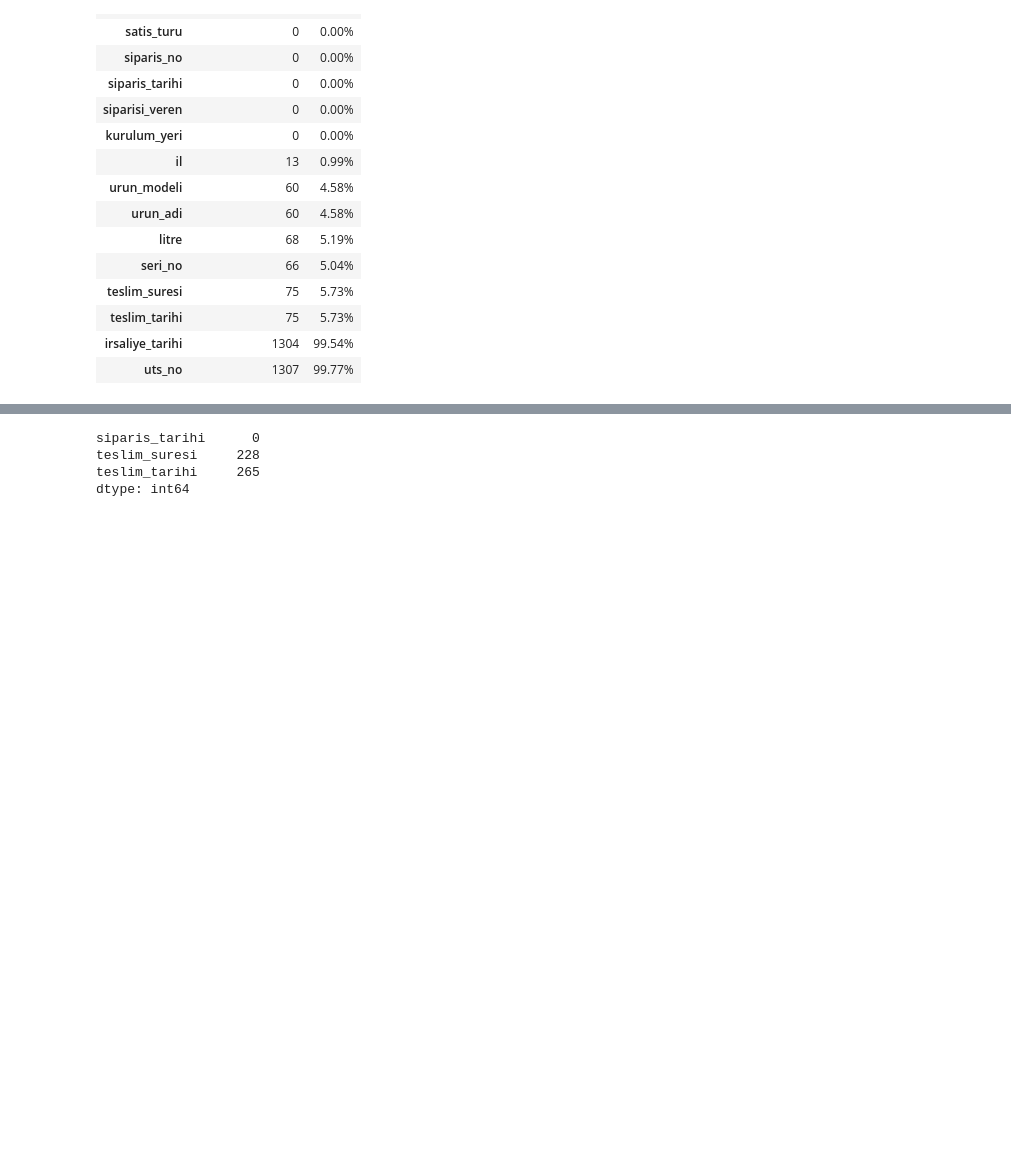
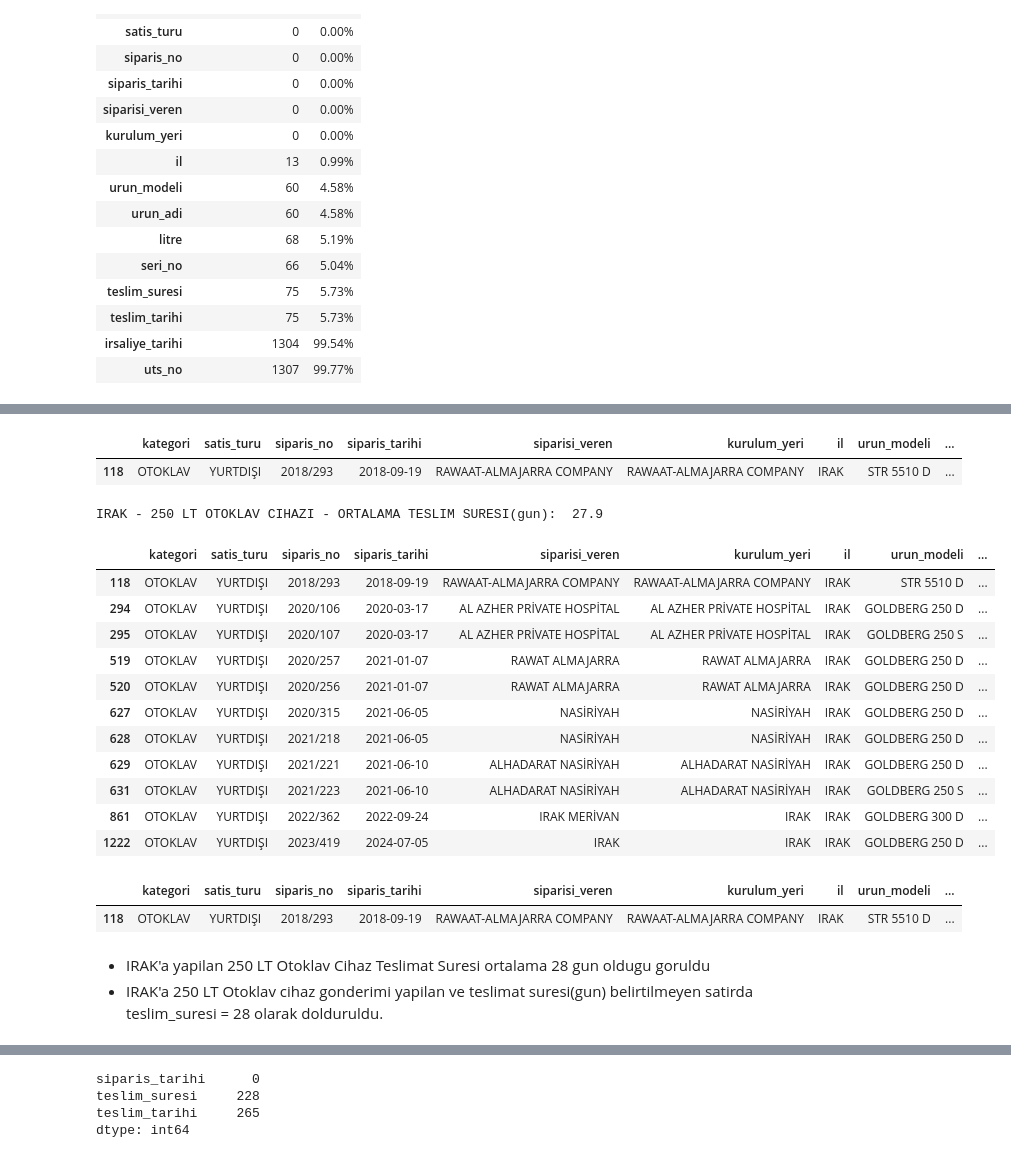
Before and after one commit to Duygu-Jones/LLM_Playground, a Jupyter notebook: 01_EDA/KATEGORILER/01_Otoklav_Oksijen/Duygu/Duygu_OTOKLAV_O2_eda-notebook.ipynb, the cells around one changed output, grey strips where cells are left out. Cells and saved outputs as stored; diff of their text form; code cells hidden in the pictures; blank space fills up the shorter version.

```diff
--- a/01_EDA/KATEGORILER/01_Otoklav_Oksijen/Duygu/Duygu_OTOKLAV_O2_eda-notebook.ipynb
+++ b/01_EDA/KATEGORILER/01_Otoklav_Oksijen/Duygu/Duygu_OTOKLAV_O2_eda-notebook.ipynb
@@ -2246,0 +2300,49 @@ df_kategori.head(2)
+# %%
+df_kategori.loc[[118]]
+# %% [output]
+|  | kategori | satis_turu | siparis_no | siparis_tarihi | siparisi_veren | kurulum_yeri | il | urun_modeli | ... |
+| 118 | OTOKLAV | YURTDIŞI | 2018/293 | 2018-09-19 | RAWAAT-ALMAJARRA COMPANY | RAWAAT-ALMAJARRA COMPANY | IRAK | STR 5510 D | ... |
+# %%
+# IRAK'a - gonderilen 250 LT OTOKLAV Cihazlari Ortalama 'teslim_suresi':
+
+selected_rows = df_kategori[(df_kategori['litre'] == '250 LT')
+                          & (df_kategori['il'] == 'IRAK')]
+
+print('IRAK - 250 LT OTOKLAV CIHAZI - ORTALAMA TESLIM SURESI(gun): ', selected_rows['teslim_suresi'].mean())
+
+selected_rows
+# %% [output]
+IRAK - 250 LT OTOKLAV CIHAZI - ORTALAMA TESLIM SURESI(gun):  27.9
+|  | kategori | satis_turu | siparis_no | siparis_tarihi | siparisi_veren | kurulum_yeri | il | urun_modeli | ... |
+| 118 | OTOKLAV | YURTDIŞI | 2018/293 | 2018-09-19 | RAWAAT-ALMAJARRA COMPANY | RAWAAT-ALMAJARRA COMPANY | IRAK | STR 5510 D | ... |
+| 294 | OTOKLAV | YURTDIŞI | 2020/106 | 2020-03-17 | AL AZHER PRİVATE HOSPİTAL | AL AZHER PRİVATE HOSPİTAL | IRAK | GOLDBERG 250 D | ... |
+| 295 | OTOKLAV | YURTDIŞI | 2020/107 | 2020-03-17 | AL AZHER PRİVATE HOSPİTAL | AL AZHER PRİVATE HOSPİTAL | IRAK | GOLDBERG 250 S | ... |
+| 519 | OTOKLAV | YURTDIŞI | 2020/257 | 2021-01-07 | RAWAT ALMAJARRA | RAWAT ALMAJARRA | IRAK | GOLDBERG 250 D | ... |
+| 520 | OTOKLAV | YURTDIŞI | 2020/256 | 2021-01-07 | RAWAT ALMAJARRA | RAWAT ALMAJARRA | IRAK | GOLDBERG 250 D | ... |
+| 627 | OTOKLAV | YURTDIŞI | 2020/315 | 2021-06-05 | NASİRİYAH | NASİRİYAH | IRAK | GOLDBERG 250 D | ... |
+| 628 | OTOKLAV | YURTDIŞI | 2021/218 | 2021-06-05 | NASİRİYAH | NASİRİYAH | IRAK | GOLDBERG 250 D | ... |
+| 629 | OTOKLAV | YURTDIŞI | 2021/221 | 2021-06-10 | ALHADARAT NASİRİYAH | ALHADARAT NASİRİYAH | IRAK | GOLDBERG 250 D | ... |
+| 631 | OTOKLAV | YURTDIŞI | 2021/223 | 2021-06-10 | ALHADARAT NASİRİYAH | ALHADARAT NASİRİYAH | IRAK | GOLDBERG 250 S | ... |
+| 861 | OTOKLAV | YURTDIŞI | 2022/362 | 2022-09-24 | IRAK MERİVAN | IRAK | IRAK | GOLDBERG 300 D | ... |
+| 1222 | OTOKLAV | YURTDIŞI | 2023/419 | 2024-07-05 | IRAK | IRAK | IRAK | GOLDBERG 250 D | ... |
+# %%
+# Filling Missings
+# IRAK - 250 LT OTOKLAV CIHAZI - ORTALAMA TESLIM SURESI(gun):  27.9 ~ 28 gun olarak doldurma;
+
+df_kategori.loc[
+                (df_kategori['kategori'] == 'OTOKLAV') &
+                (df_kategori['litre'] == '250 LT') &
+                (df_kategori['kurulum_yeri'] == 'RAWAAT-ALMAJARRA COMPANY'),
+                'teslim_suresi'] = 28
+
+
+#kontrol
+df_kategori[(df_kategori['litre'] == '250 LT')
+          & (df_kategori['il'] == 'IRAK')
+          & (df_kategori['kurulum_yeri'] == 'RAWAAT-ALMAJARRA COMPANY')]
+# %% [output]
+|  | kategori | satis_turu | siparis_no | siparis_tarihi | siparisi_veren | kurulum_yeri | il | urun_modeli | ... |
+| 118 | OTOKLAV | YURTDIŞI | 2018/293 | 2018-09-19 | RAWAAT-ALMAJARRA COMPANY | RAWAAT-ALMAJARRA COMPANY | IRAK | STR 5510 D | ... |
+# %% [markdown]
+- IRAK'a yapilan 250 LT Otoklav Cihaz Teslimat Suresi ortalama 28 gun oldugu goruldu
+- IRAK'a 250 LT Otoklav cihaz gonderimi yapilan ve teslimat suresi(gun) belirtilmeyen satirda teslim_suresi = 28 olarak dolduruldu.
```
Also changed, not shown: parts of 18 cells of this notebook.
